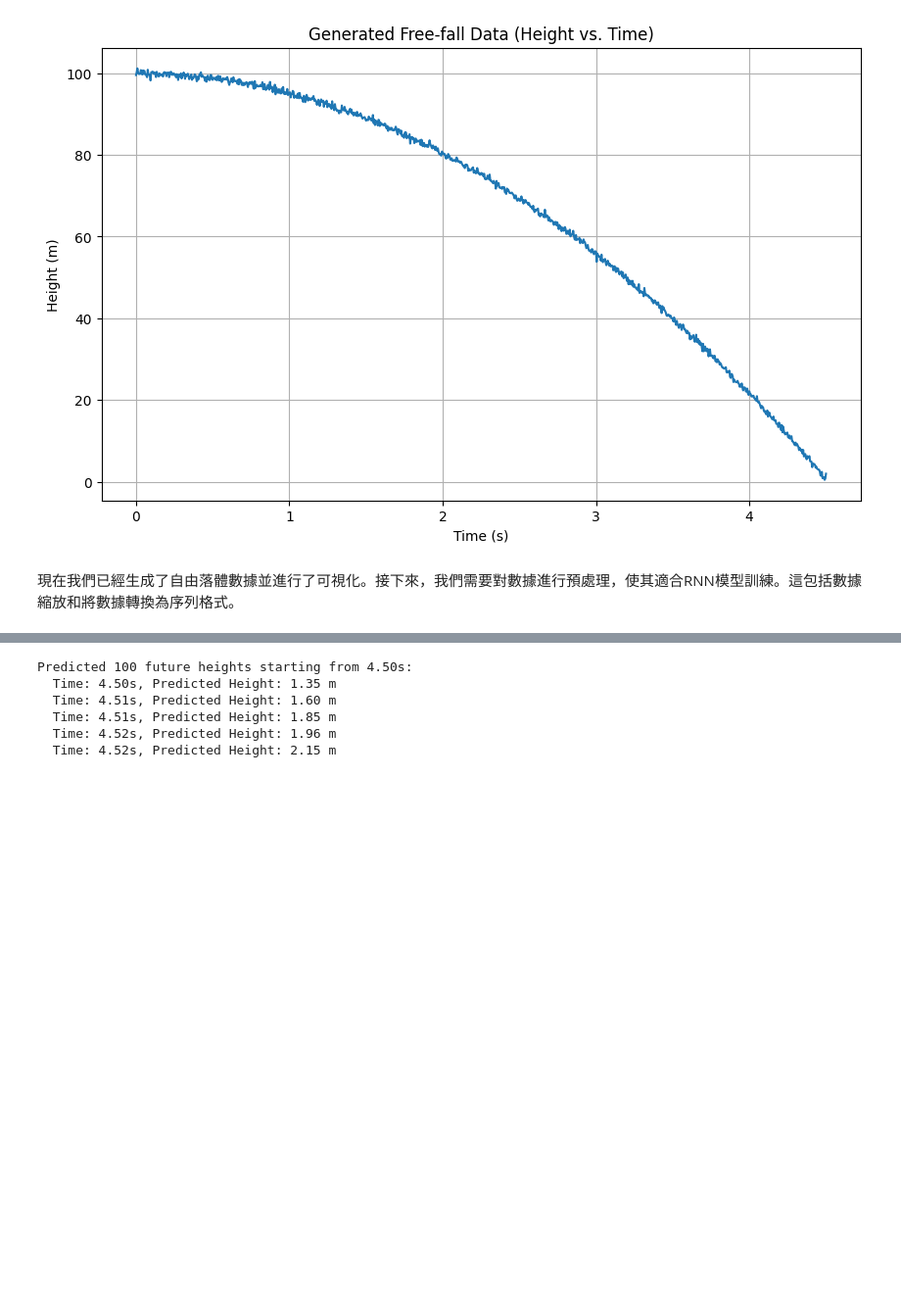
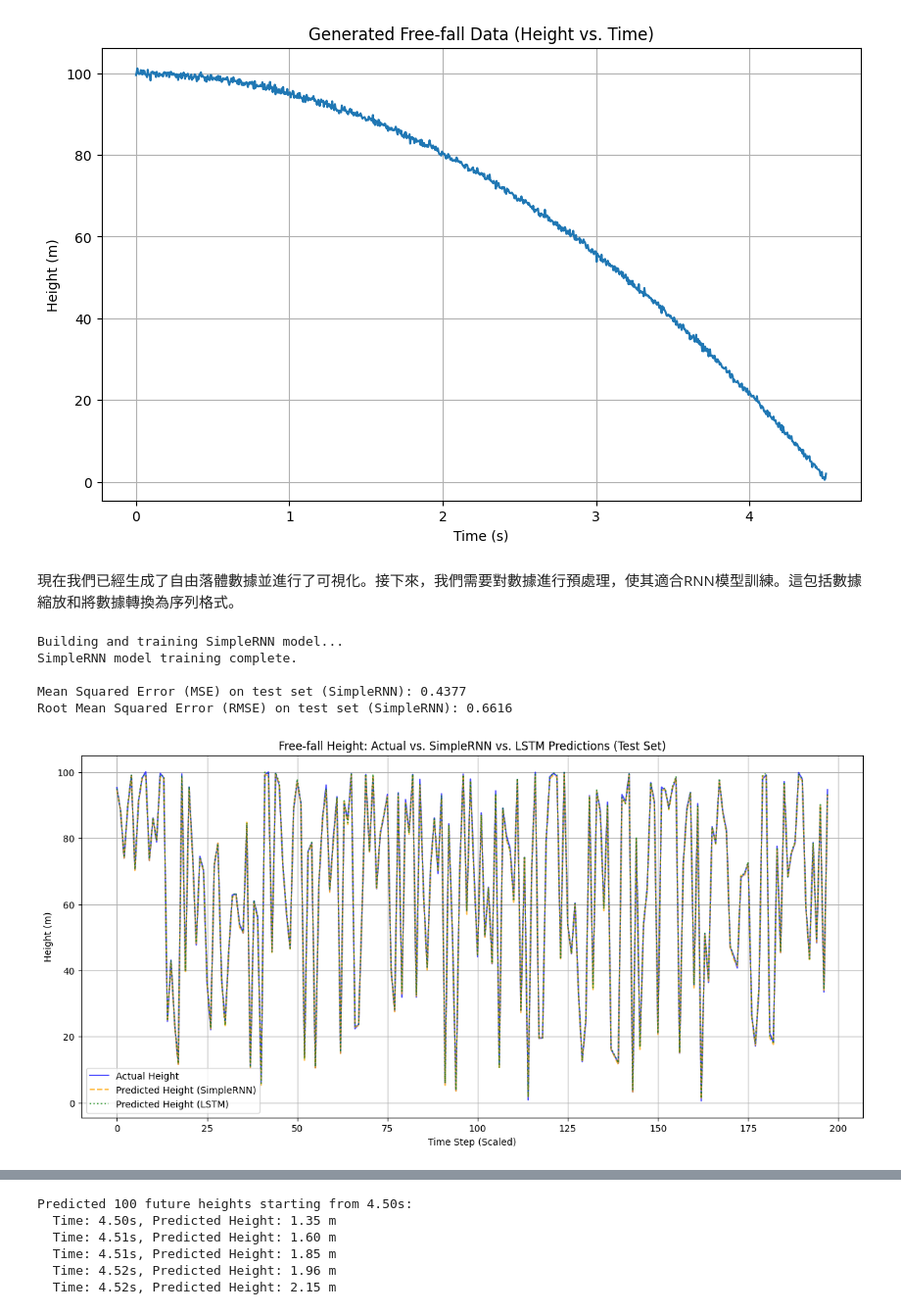
Before and after one commit to twyeh/university-physics, a Jupyter notebook: 自由落體的RNN模型.ipynb, the cells around one changed output, grey strips where cells are left out. Shown at 98% size. Cells and saved outputs as stored; diff of their text form; code cells hidden in the pictures; blank space fills up the shorter version.

```diff
--- a/自由落體的RNN模型.ipynb
+++ b/自由落體的RNN模型.ipynb
@@ -48,3 +48,53 @@ Generated free-fall data samples:
 [figure]
 # %% [markdown]
 現在我們已經生成了自由落體數據並進行了可視化。接下來，我們需要對數據進行預處理，使其適合RNN模型訓練。這包括數據縮放和將數據轉換為序列格式。
+# %%
+from tensorflow.keras.layers import SimpleRNN, Dense, Input
+
+# Re-build and Train the SimpleRNN Model
+print("Building and training SimpleRNN model...")
+model_rnn = Sequential()
+model_rnn.add(Input(shape=(look_back, 1)))
+model_rnn.add(SimpleRNN(units=50, activation='relu'))
+model_rnn.add(Dense(units=1))
+
+# Compile the model
+model_rnn.compile(optimizer='adam', loss='mean_squared_error')
+
+# Train the model
+history_rnn = model_rnn.fit(X_train, y_train, epochs=50, batch_size=32, validation_split=0.1, verbose=0)
+
+print("SimpleRNN model training complete.")
+
+# Make predictions on the test set with SimpleRNN
+y_pred_scaled_rnn = model_rnn.predict(X_test, verbose=0)
+
+# Inverse transform the predictions to original scale
+y_pred_original_rnn = scaler.inverse_transform(y_pred_scaled_rnn)
+
+# Evaluate SimpleRNN
+mse_rnn = mean_squared_error(y_test_original, y_pred_original_rnn)
+rmse_rnn = np.sqrt(mse_rnn)
+
+print(f"\nMean Squared Error (MSE) on test set (SimpleRNN): {mse_rnn:.4f}")
+print(f"Root Mean Squared Error (RMSE) on test set (SimpleRNN): {rmse_rnn:.4f}")
+# %% [output]
+Building and training SimpleRNN model...
+SimpleRNN model training complete.
+
+Mean Squared Error (MSE) on test set (SimpleRNN): 0.4377
+Root Mean Squared Error (RMSE) on test set (SimpleRNN): 0.6616
+# %%
+plt.figure(figsize=(15, 7))
+plt.plot(y_test_original, label='Actual Height', color='blue', alpha=0.7)
+plt.plot(y_pred_original_rnn, label='Predicted Height (SimpleRNN)', color='orange', linestyle='--', alpha=0.7)
+plt.plot(y_pred_original, label='Predicted Height (LSTM)', color='green', linestyle=':', alpha=0.7)
+
+plt.title('Free-fall Height: Actual vs. SimpleRNN vs. LSTM Predictions (Test Set)')
+plt.xlabel('Time Step (Scaled)')
+plt.ylabel('Height (m)')
+plt.legend()
+plt.grid(True)
+plt.show()
+# %% [output]
+[figure, added]
```
Also changed, not shown: parts of 3 cells of this notebook.
